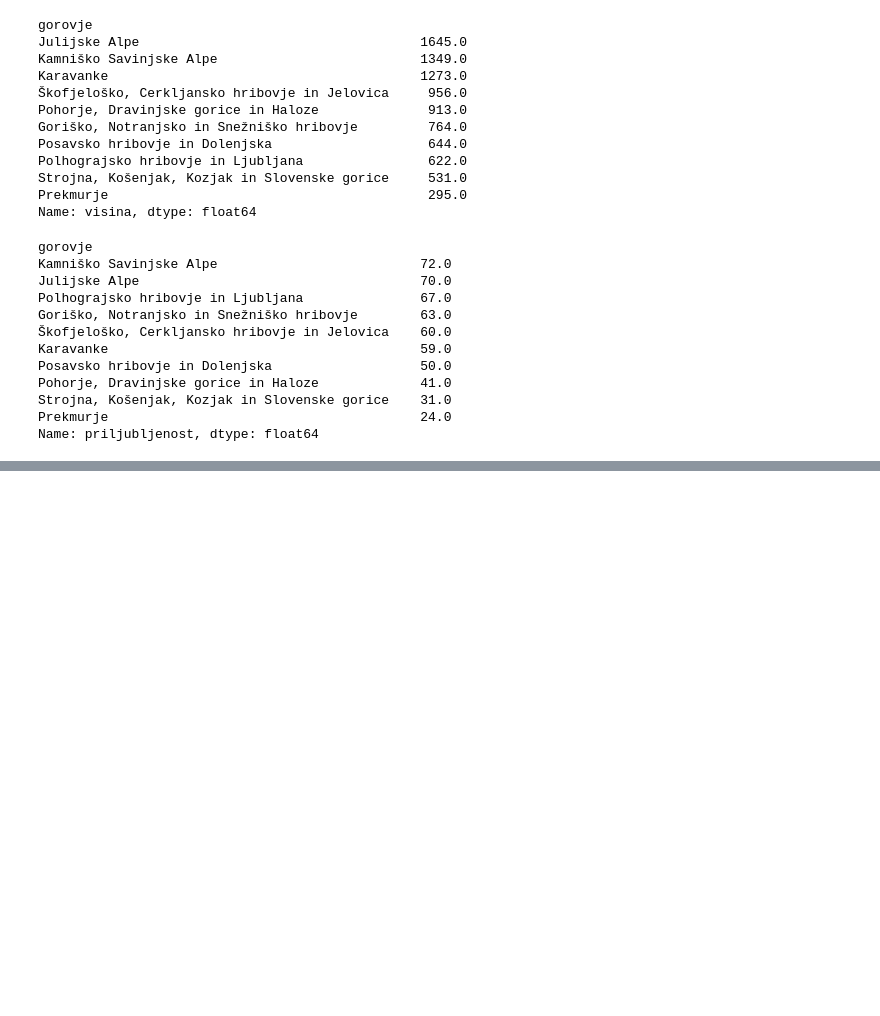
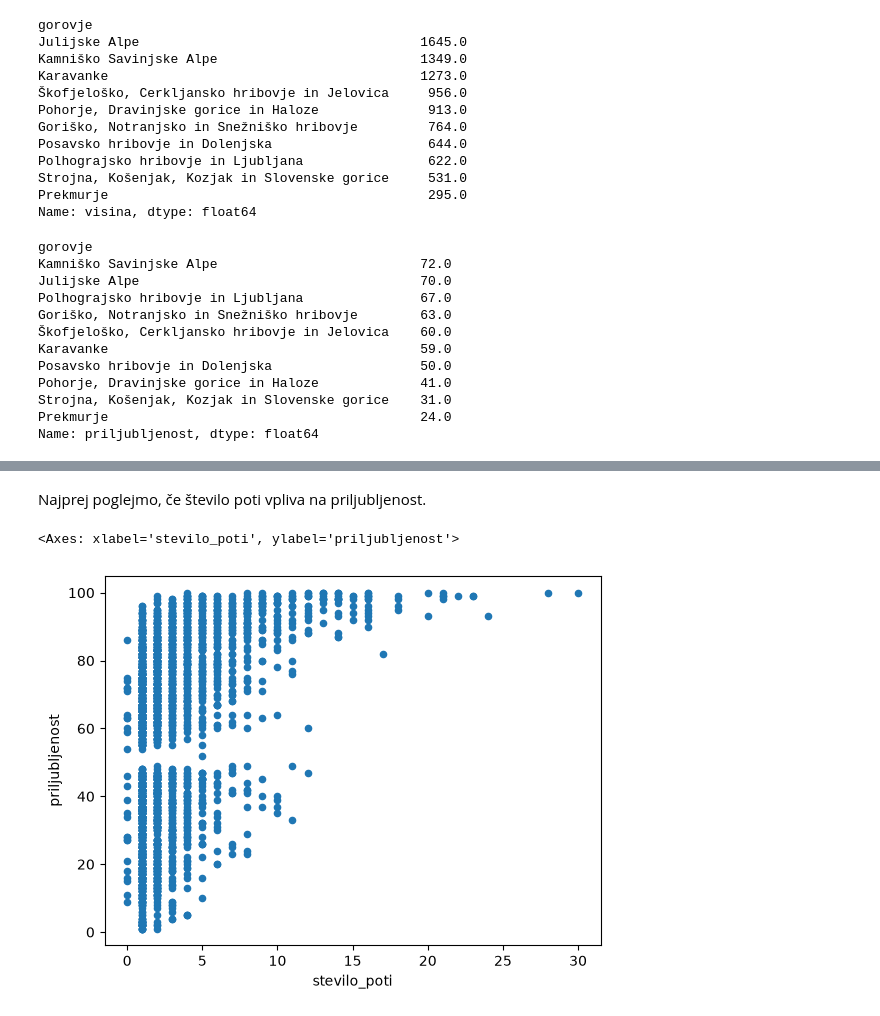
Before and after one commit to tijavidmar/Projektna-naloga-UVP, a Jupyter notebook: analiza.ipynb, the cells around one changed output, grey strips where cells are left out. Saved outputs shown, nothing was run; the diff lists cells and outputs as text; code cells hidden in the pictures; blank space fills up the shorter version.

```diff
--- a/analiza.ipynb
+++ b/analiza.ipynb
@@ -102,0 +167,7 @@ Name: priljubljenost, dtype: float64
+# %% [markdown]
+Najprej poglejmo, če število poti vpliva na priljubljenost.
+# %%
+gore.plot.scatter(x="stevilo_poti", y="priljubljenost")
+# %% [output]
+<Axes: xlabel='stevilo_poti', ylabel='priljubljenost'>
+[figure, added]
```
Also changed, not shown: parts of 24 cells of this notebook.
